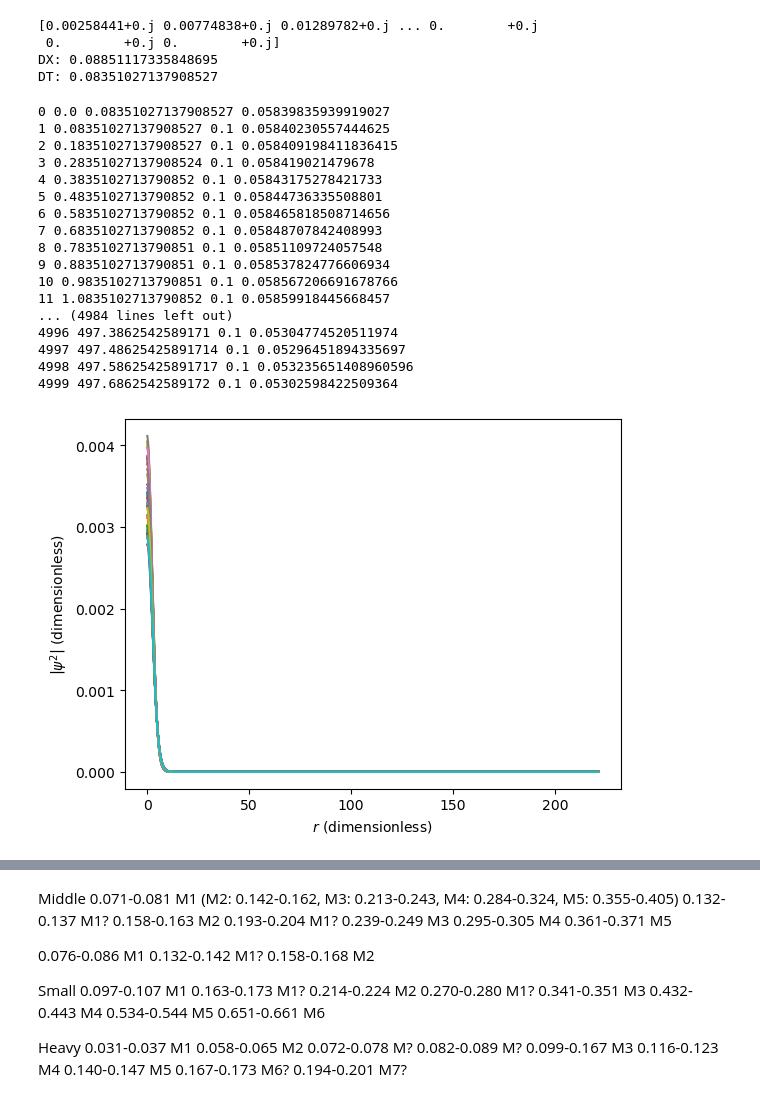
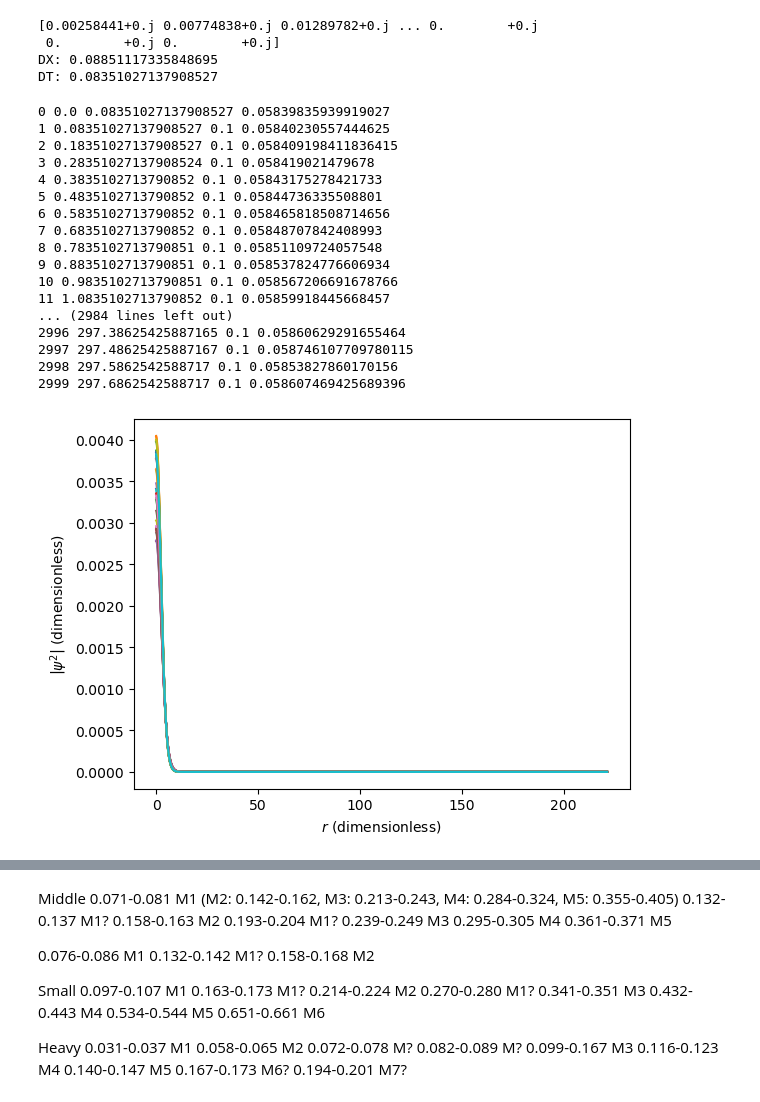
Before and after one commit to bkklee/BosonStar, a Jupyter notebook: Crank-Nicolson_v5.ipynb, the cells around one changed output, grey strips where cells are left out. Cells and saved outputs as stored; diff of their text form; code cells hidden in the pictures.

```diff
--- a/Crank-Nicolson_v5.ipynb
+++ b/Crank-Nicolson_v5.ipynb
@@ -14,7 +14,7 @@ massInCU = 2e-77
 aInCU = 1e-73
 totalMassInCU = 0.1
 dtInCU = 2500.0
-bigT = 5000
+bigT = 3000
 # %%
 bosonStar = outputProfile(massInCU, aInCU, totalMassInCU, 500)
 x = bosonStar["x"]
@@ -155,6 +155,7 @@ ts = []
 cfls = []
 gravitationalForce = []
 pressureGradient = []
+quantumPressure = []
 
 #Pertubation
 oldGM = GM
@@ -182,39 +183,43 @@ for t in range(bigT):
         #Record
         rho0 = (np.absolute(psi[0])*np.absolute(psi[0])/x[0]/x[0])/Ra/Ra/Ra*totalMass
         rho1 = (np.absolute(psi[1])*np.absolute(psi[1])/x[1]/x[1])/Ra/Ra/Ra*totalMass
+        rho2 = (np.absolute(psi[2])*np.absolute(psi[2])/x[2]/x[2])/Ra/Ra/Ra*totalMass
+        Q0 = -((-2*np.sqrt(rho0) + 2.0*np.sqrt(rho1))/(dx*Ra)/(dx*Ra) + 2.0/(x[0]*Ra)*(np.sqrt(rho1)-np.sqrt(rho0))/(dx*Ra))/np.sqrt(rho0)/2.0/m
+        Q1 = -((np.sqrt(rho0) -2*np.sqrt(rho1) + np.sqrt(rho2))/(dx*Ra)/(dx*Ra) + 2.0/(x[1]*Ra)*(np.sqrt(rho2)-np.sqrt(rho1))/(dx*Ra))/np.sqrt(rho1)/2.0/m
 
         cfls.append((np.angle(psi[1])-np.angle(psi[0]))/(dx*Ra)/m/Ra/omegaA*dt/dx)
         R99.append(findMass())
         centralDensity.append(np.absolute(psi[0])*np.absolute(psi[0])/x[0]/x[0])
         ts.append(currentT)
         gravitationalForce.append((phi[1]-phi[0])/dx)
         pressureGradient.append(4.0*np.pi*a/m/m/m*(rho1-rho0)/(dx*Ra)/Ra/omegaA/omegaA)
+        quantumPressure.append((Q1-Q0)/m/(dx*Ra)/Ra/omegaA/omegaA)
 
     if t%100 == 0:
         plt.plot(x, np.absolute(psi)*np.absolute(psi)/x/x)
 
 plt.xlabel(r"$r$ (dimensionless)")
 plt.ylabel(r"$\left | \psi^2 \right |$ (dimensionless)")
 plt.show()
 # %% [output]
 0 0.0 0.08351027137908527 0.05839835939919027
 1 0.08351027137908527 0.1 0.05840230557444625
 2 0.18351027137908527 0.1 0.058409198411836415
 3 0.28351027137908524 0.1 0.058419021479678
 4 0.3835102713790852 0.1 0.05843175278421733
 5 0.4835102713790852 0.1 0.05844736335508801
 6 0.5835102713790852 0.1 0.058465818508714656
 7 0.6835102713790852 0.1 0.05848707842408993
 8 0.7835102713790851 0.1 0.05851109724057548
 9 0.8835102713790851 0.1 0.058537824776606934
 10 0.9835102713790851 0.1 0.058567206691678766
 11 1.0835102713790852 0.1 0.05859918445668457
-... (4984 lines left out)
-4996 497.3862542589171 0.1 0.05304774520511974
-4997 497.48625425891714 0.1 0.05296451894335697
-4998 497.58625425891717 0.1 0.053235651408960596
-4999 497.6862542589172 0.1 0.05302598422509364
+... (2984 lines left out)
+2996 297.38625425887165 0.1 0.05860629291655464
+2997 297.48625425887167 0.1 0.058746107709780115
+2998 297.5862542588717 0.1 0.05853827860170156
+2999 297.6862542588717 0.1 0.058607469425689396
-[figure, old version]
+[figure, new version]
 # %%
 plt.plot(ts, centralDensity)
 plt.xlabel(r"$t$ (dimensionless)")
```
Also changed, not shown: parts of 10 cells of this notebook.
